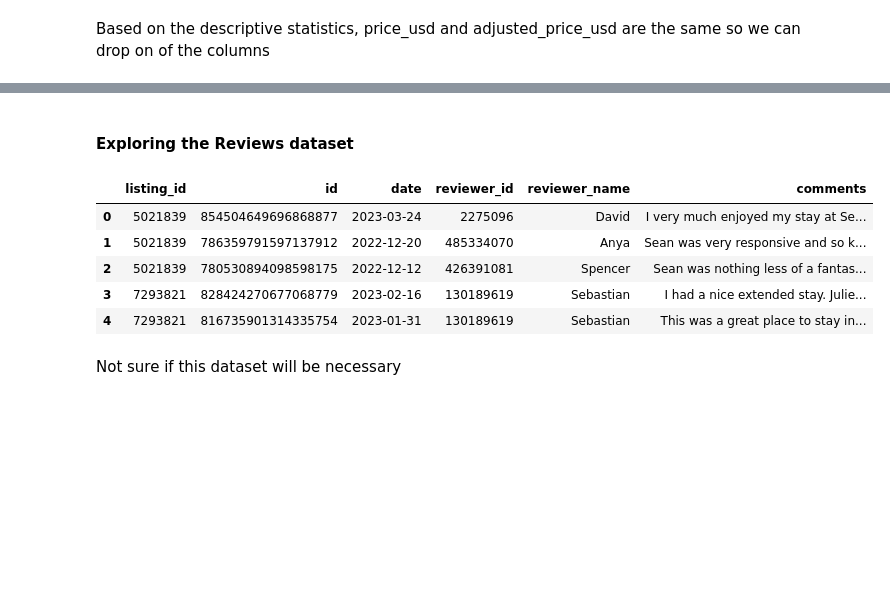
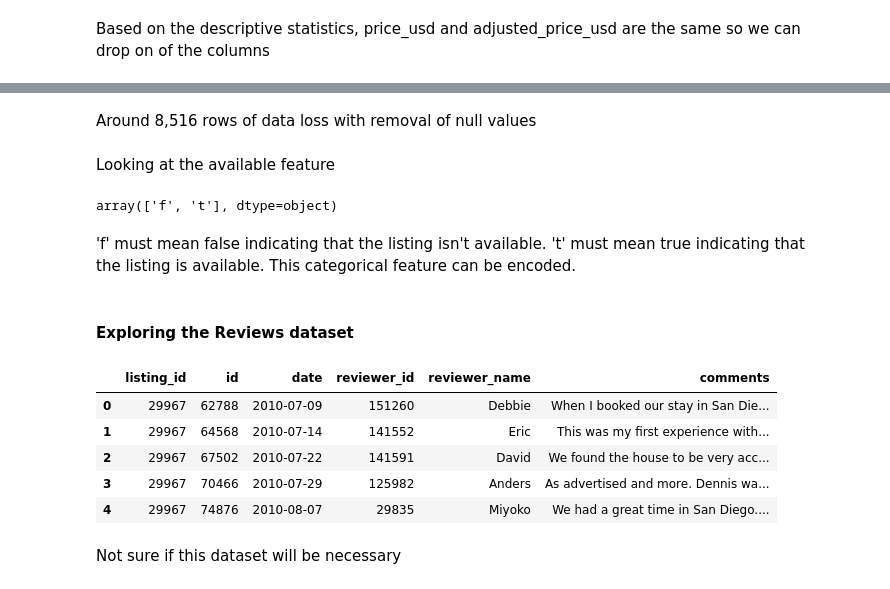
Before and after one commit to RenettaNelson/USD-Capstone-Project, a Jupyter notebook: Code Library Folder/Capstone-EDA.ipynb, the cells around one changed output, grey strips where cells are left out. Drawn from its saved outputs; the diff is of its cells as text; code cells hidden in the pictures; blank space fills up the shorter version.

```diff
--- a/Code Library Folder/Capstone-EDA.ipynb
+++ b/Code Library Folder/Capstone-EDA.ipynb
@@ -91,15 +130,25 @@ calendar.head()
+# %% [markdown]
+Around 8,516 rows of data loss with removal of null values
+# %% [markdown]
+Looking at the available feature
+# %%
+calendar.available.unique()
+# %% [output]
+array(['f', 't'], dtype=object)
+# %% [markdown]
+'f' must mean false indicating that the listing isn't available. 't' must mean true indicating that the listing is available. This categorical feature can be encoded.
 # %% [markdown]
 #### Exploring the Reviews dataset
 # %%
-reviews = pd.read_csv('/Users/jackieurenda/Desktop/Capstone Datasets/reviews.csv')
+reviews = pd.read_csv('/Users/jackieurenda/Desktop/Capstone Datasets/reviews-9-18-22.csv')
 reviews.head()
 # %% [output]
 |  | listing_id | id | date | reviewer_id | reviewer_name | comments |
-| 0 | 5021839 | 854504649696868877 | 2023-03-24 | 2275096 | David | I very much enjoyed my stay at Se... |
-| 1 | 5021839 | 786359791597137912 | 2022-12-20 | 485334070 | Anya | Sean was very responsive and so k... |
-| 2 | 5021839 | 780530894098598175 | 2022-12-12 | 426391081 | Spencer | Sean was nothing less of a fantas... |
-| 3 | 7293821 | 828424270677068779 | 2023-02-16 | 130189619 | Sebastian | I had a nice extended stay. Julie... |
-| 4 | 7293821 | 816735901314335754 | 2023-01-31 | 130189619 | Sebastian | This was a great place to stay in... |
+| 0 | 29967 | 62788 | 2010-07-09 | 151260 | Debbie | When I booked our stay in San Die... |
+| 1 | 29967 | 64568 | 2010-07-14 | 141552 | Eric | This was my first experience with... |
+| 2 | 29967 | 67502 | 2010-07-22 | 141591 | David | We found the house to be very acc... |
+| 3 | 29967 | 70466 | 2010-07-29 | 125982 | Anders | As advertised and more. Dennis wa... |
+| 4 | 29967 | 74876 | 2010-08-07 | 29835 | Miyoko | We had a great time in San Diego.... |
 # %% [markdown]
 Not sure if this dataset will be necessary
 # %% [markdown]
```
Also changed, not shown: parts of 23 cells of this notebook.
